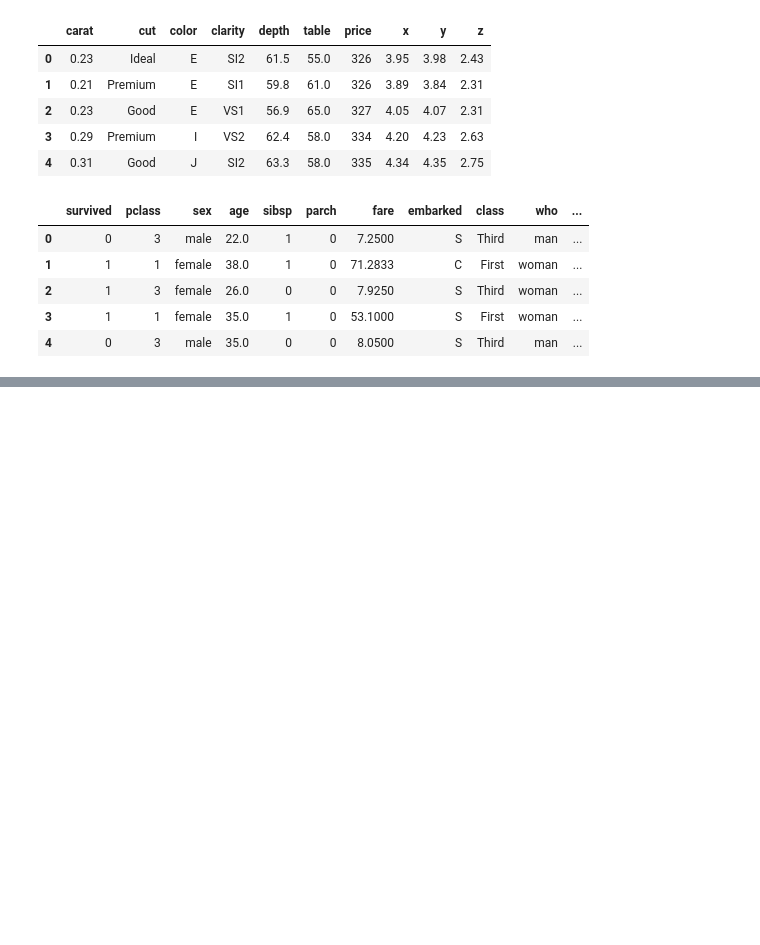
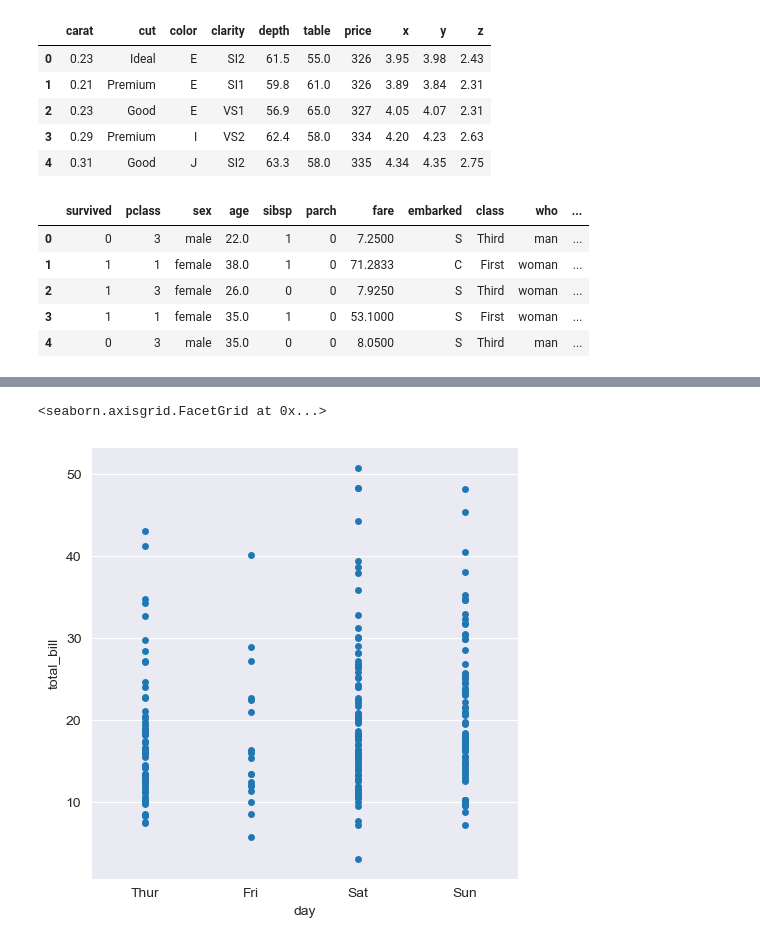
Before and after one commit to ebrahimhossaincse/Seaborn-Fundamentals, a Jupyter notebook: basics/Categorical_Plots.ipynb, the cells around one changed output, grey strips where cells are left out. Saved outputs shown, nothing was run; the diff lists cells and outputs as text; code cells hidden in the pictures; blank space fills up the shorter version.

```diff
--- a/basics/Categorical_Plots.ipynb
+++ b/basics/Categorical_Plots.ipynb
@@ -50,0 +60,10 @@ titanic.head()
+# %%
+sns.catplot(
+    data=tips,
+    x='day',
+    y='total_bill',
+    jitter=False,
+)
+# %% [output]
+<seaborn.axisgrid.FacetGrid at 0x...>
+[figure, added]
```
Also changed, not shown: parts of 5 cells of this notebook.
